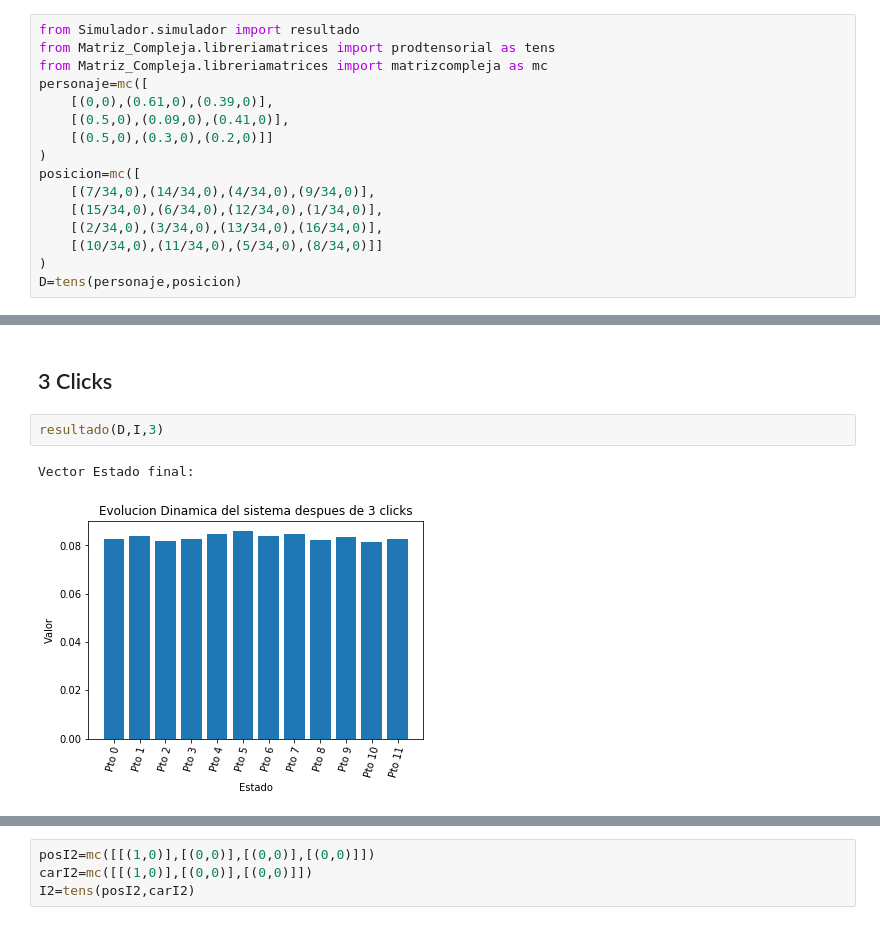
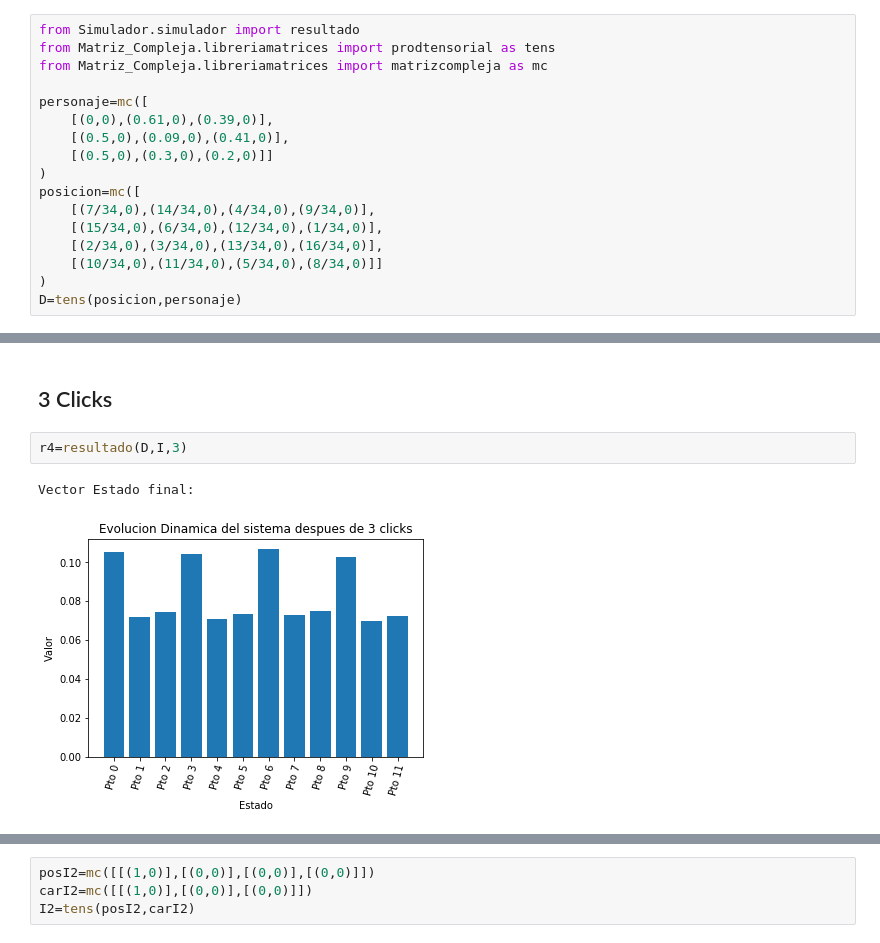
Before and after one commit to AriasAEnima/CNYT, a Jupyter notebook: Librerias/Pokemon.ipynb, the cells around one changed output, grey strips where cells are left out. Saved outputs shown, nothing was run; the diff lists cells and outputs as text.

```diff
--- a/Librerias/Pokemon.ipynb
+++ b/Librerias/Pokemon.ipynb
@@ -4,6 +4,7 @@
 from Simulador.simulador import resultado
 from Matriz_Compleja.libreriamatrices import prodtensorial as tens
 from Matriz_Compleja.libreriamatrices import matrizcompleja as mc
+
 personaje=mc([
     [(0,0),(0.61,0),(0.39,0)],
     [(0.5,0),(0.09,0),(0.41,0)],
@@ -15,7 +16,7 @@ posicion=mc([
     [(2/34,0),(3/34,0),(13/34,0),(16/34,0)],
     [(10/34,0),(11/34,0),(5/34,0),(8/34,0)]]
 )
-D=tens(personaje,posicion)
+D=tens(posicion,personaje)
 # %% [markdown]
 <img src="Pokemon/posicion.png" width="50%"/>
 $$ posicion=\begin{bmatrix} 7/34 & 14/34 & 4/34 & 9/34\\
@@ -66,10 +67,10 @@ Vector Estado final:
 # %% [markdown]
 ## 3 Clicks
 # %%
-resultado(D,I,3)
+r4=resultado(D,I,3)
 # %% [output]
 Vector Estado final:
-[figure, old version]
+[figure, new version]
 # %% [markdown]
 ## Otro sistema inicial
 <img src="files/Pokemon/inicial2.png" width="150px" >
```
Also changed, not shown: parts of 10 cells of this notebook, 5 other files.
